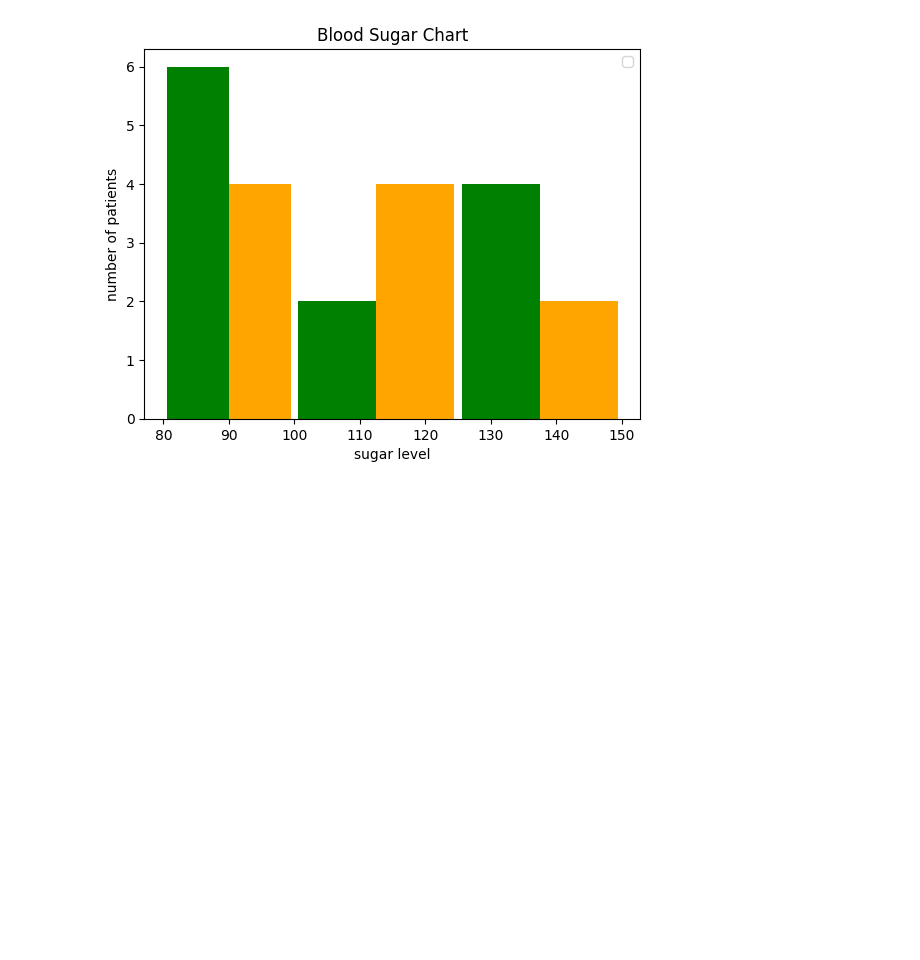
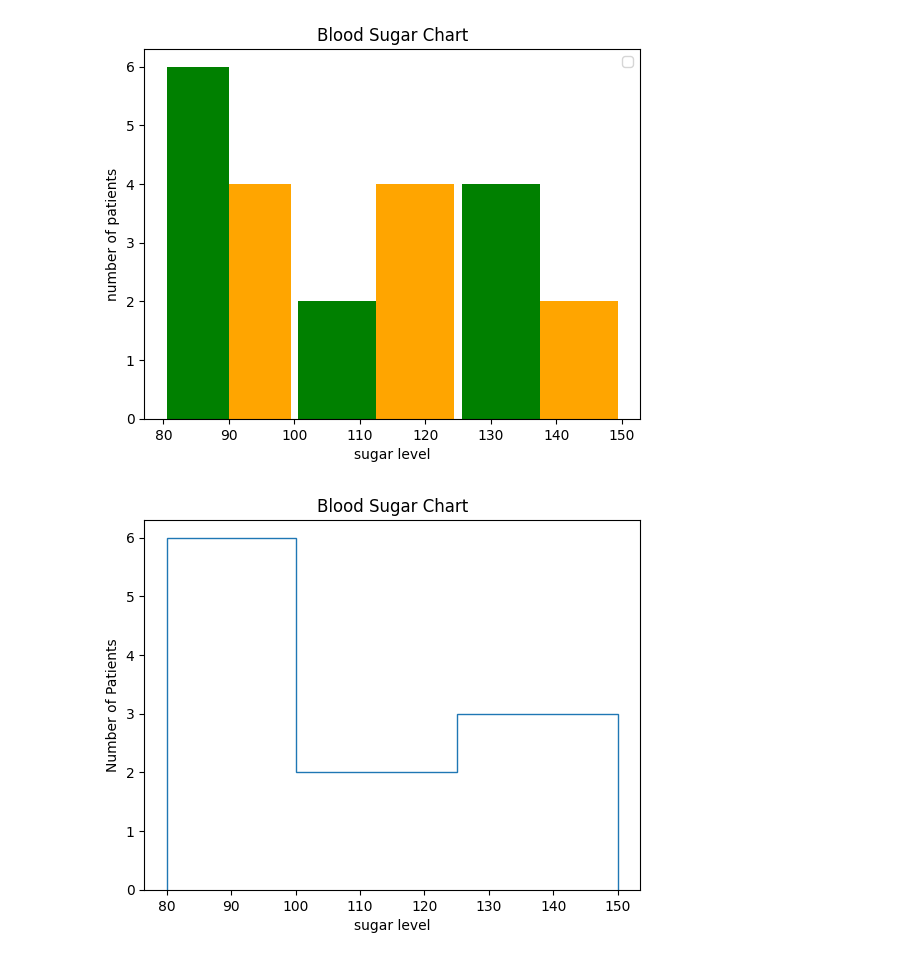
Before and after one commit to dinesh16adh/Data-Science, a Jupyter notebook: Histogram.ipynb, the cells around one changed output. Drawn from its saved outputs; the diff is of its cells as text; code cells hidden in the pictures; blank space fills up the shorter version.

```diff
--- a/Histogram.ipynb
+++ b/Histogram.ipynb
@@ -31,3 +31,10 @@ plt.legend()
 No artists with labels found to put in legend.  Note that artists whose label start with an underscore are ignored when legend() is called with no argument.
 <matplotlib.legend.Legend at 0x...>
 [figure]
+# %%
+plt.xlabel("sugar level")
+plt.ylabel("Number of Patients")
+plt.title("Blood Sugar Chart")
+plt.hist(blood_sugar,bins=[80,100,125,150],rwidth=0.5,histtype='step');
+# %% [output]
+[figure, added]
```
Also changed, not shown: parts of 1 cell of this notebook, 1 other file.
